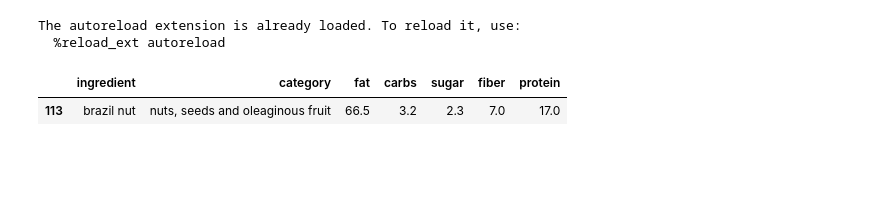
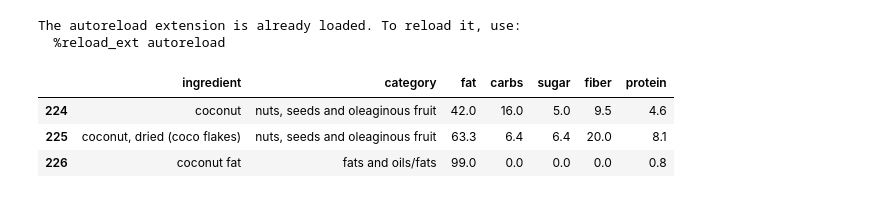
Before and after one commit to fabiangunzinger/food-tracker, a Jupyter notebook: dashboard.ipynb, the cells around one changed output. Cells and saved outputs as stored; diff of their text form; code cells hidden in the pictures; blank space fills up the shorter version.

```diff
--- a/dashboard.ipynb
+++ b/dashboard.ipynb
@@ -17,8 +16,10 @@ The autoreload extension is already loaded. To reload it, use:
   %reload_ext autoreload
 # %%
 foods = read_database()
-find_item('brazil', foods)
+find_item('coconut', foods)
 # %% [output]
 |  | ingredient | category | fat | carbs | sugar | fiber | protein |
-| 113 | brazil nut | nuts, seeds and oleaginous fruit | 66.5 | 3.2 | 2.3 | 7.0 | 17.0 |
+| 224 | coconut | nuts, seeds and oleaginous fruit | 42.0 | 16.0 | 5.0 | 9.5 | 4.6 |
+| 225 | coconut, dried (coco flakes) | nuts, seeds and oleaginous fruit | 63.3 | 6.4 | 6.4 | 20.0 | 8.1 |
+| 226 | coconut fat | fats and oils/fats | 99.0 | 0.0 | 0.0 | 0.0 | 0.8 |
 # %%
```
Also changed, not shown: parts of 2 cells of this notebook, 1 other file.
